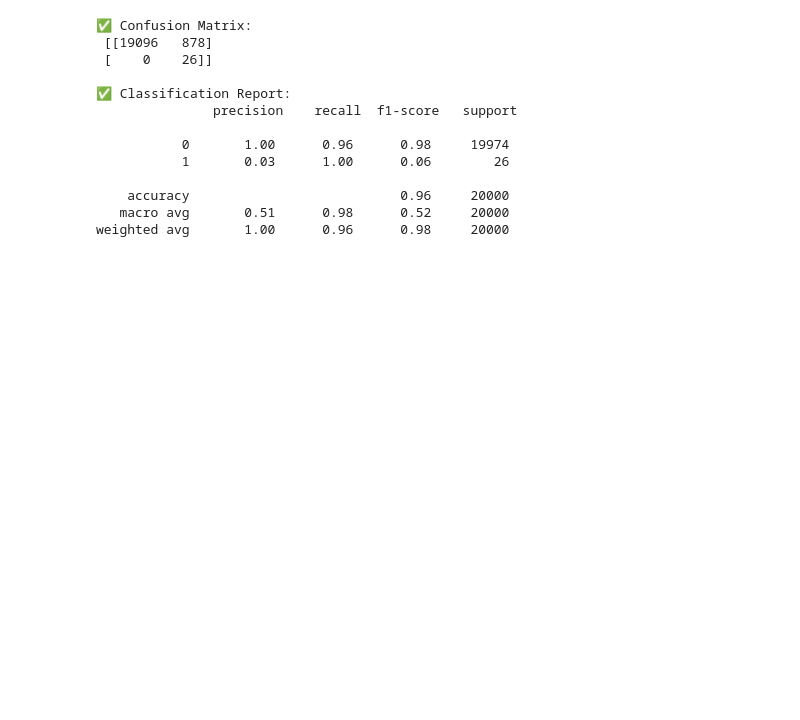
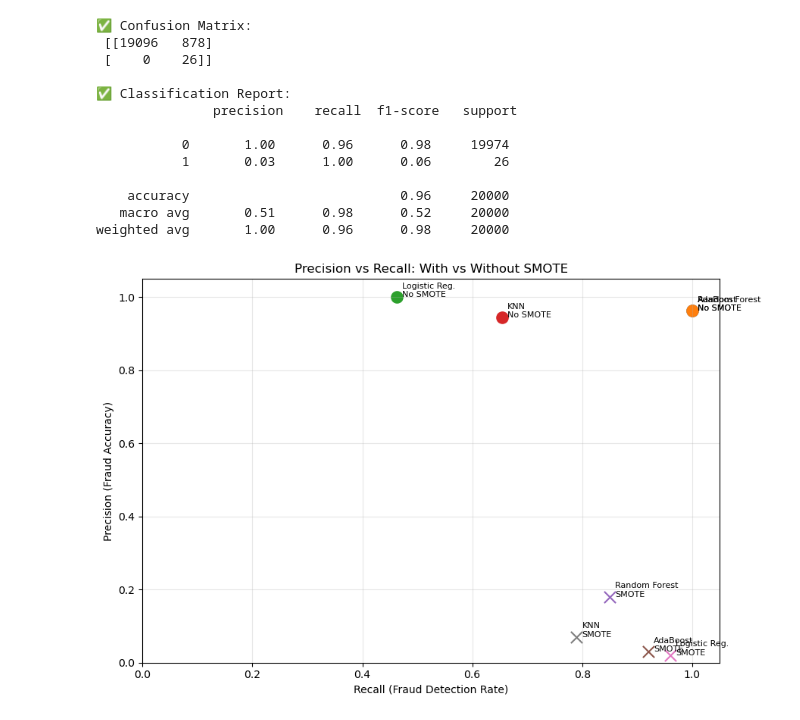
Before and after one commit to DataEden/fari-tech-portfolio, a Jupyter notebook: applied-data-science-machine-learning/ml-fraud-detection/notebooks/model_train.ipynb, the cells around one changed output. Saved outputs shown, nothing was run; the diff lists cells and outputs as text; code cells hidden in the pictures; blank space fills up the shorter version.

```diff
--- a/applied-data-science-machine-learning/ml-fraud-detection/notebooks/model_train.ipynb
+++ b/applied-data-science-machine-learning/ml-fraud-detection/notebooks/model_train.ipynb
@@ -914,28 +1439,49 @@ print("\n✅ Classification Report:\n", class_report)
    macro avg       0.51      0.98      0.52     20000
 weighted avg       1.00      0.96      0.98     20000
 # %%
-# Replace with your actual results
+import pandas as pd
+import matplotlib.pyplot as plt
+
 results = pd.DataFrame([
-    {"Model": "Random Forest", "Workflow": "Without SMOTE", "Precision": 0.95, "Recall": 0.69},
-    {"Model": "AdaBoost",      "Workflow": "Without SMOTE", "Precision": 0.82, "Recall": 0.58},
-    {"Model": "Logistic Reg.", "Workflow": "Without SMOTE", "Precision": 0.74, "Recall": 0.46},
-    {"Model": "KNN",           "Workflow": "Without SMOTE", "Precision": 0.61, "Recall": 0.38},
+    # WITHOUT SMOTE
+    {"Model": "Random Forest", "Workflow": "No SMOTE", "Precision": 0.963, "Recall": 1.000},
+    {"Model": "AdaBoost",      "Workflow": "No SMOTE", "Precision": 0.963, "Recall": 1.000},
+    {"Model": "Logistic Reg.", "Workflow": "No SMOTE", "Precision": 1.000, "Recall": 0.462},
+    {"Model": "KNN",           "Workflow": "No SMOTE", "Precision": 0.944, "Recall": 0.654},
 
-    {"Model": "Random Forest", "Workflow": "With SMOTE",    "Precision": 0.18, "Recall": 0.85},
-    {"Model": "AdaBoost",      "Workflow": "With SMOTE",    "Precision": 0.03, "Recall": 0.92},
-    {"Model": "Logistic Reg.", "Workflow": "With SMOTE",    "Precision": 0.02, "Recall": 0.96},
-    {"Model": "KNN",           "Workflow": "With SMOTE",    "Precision": 0.07, "Recall": 0.79},
+    # WITH SMOTE
+    {"Model": "Random Forest", "Workflow": "SMOTE", "Precision": 0.18, "Recall": 0.85},
+    {"Model": "AdaBoost",      "Workflow": "SMOTE", "Precision": 0.03, "Recall": 0.92},
+    {"Model": "Logistic Reg.", "Workflow": "SMOTE", "Precision": 0.02, "Recall": 0.96},
+    {"Model": "KNN",           "Workflow": "SMOTE", "Precision": 0.07, "Recall": 0.79},
 ])
 
 plt.figure(figsize=(9, 6))
 
 for _, row in results.iterrows():
-    plt.scatter(row["Recall"], row["Precision"], s=100)
-    plt.text(row["Recall"] + 0.005, row["Precision"] + 0.005,
-             f'{row["Model"]}\n{row["Workflow"]}', fontsize=8)
+    if row["Workflow"] == "No SMOTE":
+        marker = "o"
+    else:
+        marker = "x"
 
-plt.title("Precision vs Recall: With and Without SMOTE")
-plt.xlabel("Recall")
-plt.ylabel("Precision")
+    plt.scatter(row["Recall"], row["Precision"], s=120, marker=marker)
+
+    plt.text(row["Recall"] + 0.01,
+             row["Precision"],
+             f'{row["Model"]}\n{row["Workflow"]}',
+             fontsize=8)
+
+plt.title("Precision vs Recall: With vs Without SMOTE")
+plt.xlabel("Recall (Fraud Detection Rate)")
+plt.ylabel("Precision (Fraud Accuracy)")
+
+plt.xlim(0, 1.05)
+plt.ylim(0, 1.05)
+
+plt.grid(alpha=0.3)
 plt.tight_layout()
+
+plt.savefig("../assets/charts/model-performance-smote-vs-no-smote.png", dpi=300)
 plt.show()
+# %% [output]
+[figure, added]
```
Also changed, not shown: parts of 30 cells of this notebook.
